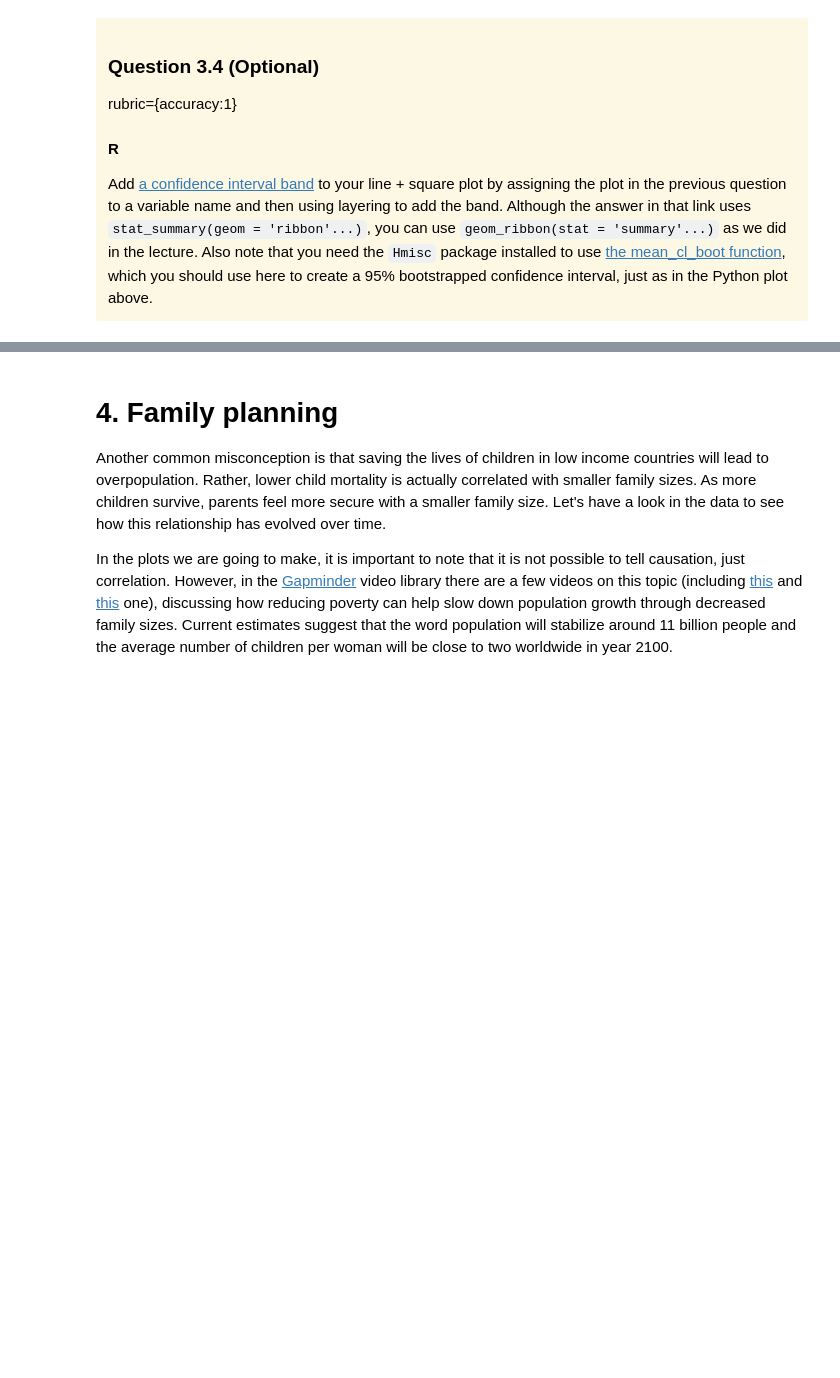
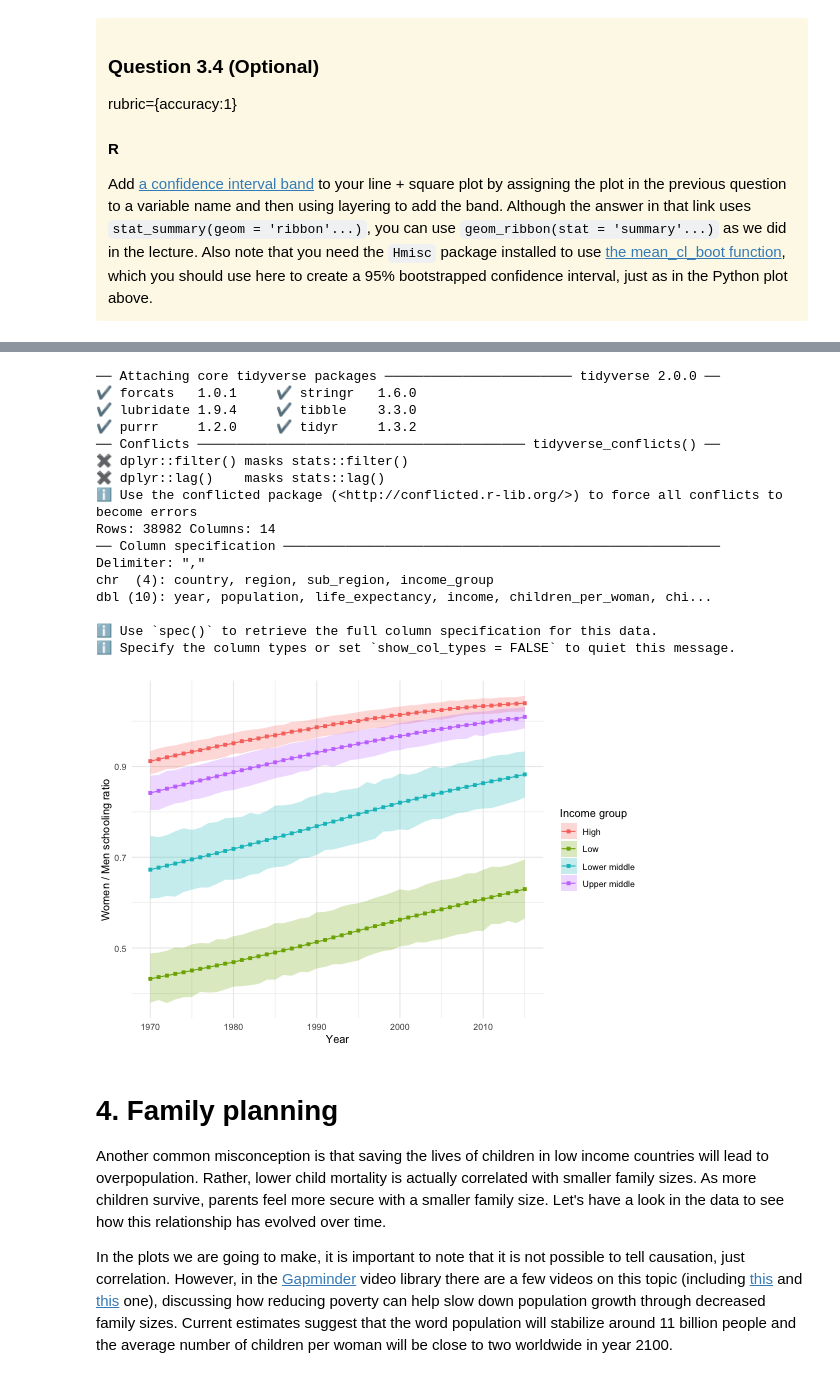
Before and after one commit to Christian-Ji/data_550_Dataviz_1, a Jupyter notebook: lab1_group20/lab1.ipynb, the cells around one changed output, grey strips where cells are left out. Cells and saved outputs as stored; diff of their text form; code cells hidden in the pictures; blank space fills up the shorter version.

```diff
--- a/lab1_group20/lab1.ipynb
+++ b/lab1_group20/lab1.ipynb
@@ -451,3 +446,58 @@ NULL
+# %%
+%%R -w 550 -h 375
+# YOUR R ANSWER GOES HERE
+library(tidyverse)
+
+# Load data
+url <- "https://raw.githubusercontent.com/UofTCoders/workshops-dc-py/master/data/processed/world-data-gapminder.csv"
+gapminder <- read_csv(url)
+
+# 1. Compute ratio
+gapminder <- gapminder %>%
+  mutate(edu_ratio = years_in_school_women / years_in_school_men)
+
+# 2–4. Filter, summarise, plot with 95% CI
+gapminder %>%
+  filter(year >= 1970 & year <= 2015) %>%
+  ggplot(
+    aes(
+      x = year,
+      y = edu_ratio,
+      color = income_group,
+      fill  = income_group
+    )
+  ) +
+  stat_summary(fun = mean, geom = "line") +
+  stat_summary(fun = mean, geom = "point", shape = 15) +
+  stat_summary(fun.data = mean_cl_boot,
+               geom = "ribbon",
+               alpha = 0.25,
+               color = NA) +
+  labs(
+    x = "Year",
+    y = "Women / Men schooling ratio",
+    color = "Income group",
+    fill  = "Income group"
+  ) +
+  theme_minimal()
+# %% [output]
+── Attaching core tidyverse packages ──────────────────────── tidyverse 2.0.0 ──
+✔ forcats   1.0.1     ✔ stringr   1.6.0
+✔ lubridate 1.9.4     ✔ tibble    3.3.0
+✔ purrr     1.2.0     ✔ tidyr     1.3.2
+── Conflicts ────────────────────────────────────────── tidyverse_conflicts() ──
+✖ dplyr::filter() masks stats::filter()
+✖ dplyr::lag()    masks stats::lag()
+ℹ Use the conflicted package (<http://conflicted.r-lib.org/>) to force all conflicts to become errors
+Rows: 38982 Columns: 14
+── Column specification ────────────────────────────────────────────────────────
+Delimiter: ","
+chr  (4): country, region, sub_region, income_group
+dbl (10): year, population, life_expectancy, income, children_per_woman, chi...
+
+ℹ Use `spec()` to retrieve the full column specification for this data.
+ℹ Specify the column types or set `show_col_types = FALSE` to quiet this message.
+[figure, added]
 # %% [markdown]
 # 4. Family planning
 
```
Also changed, not shown: parts of 2 cells of this notebook, 1 other file.
